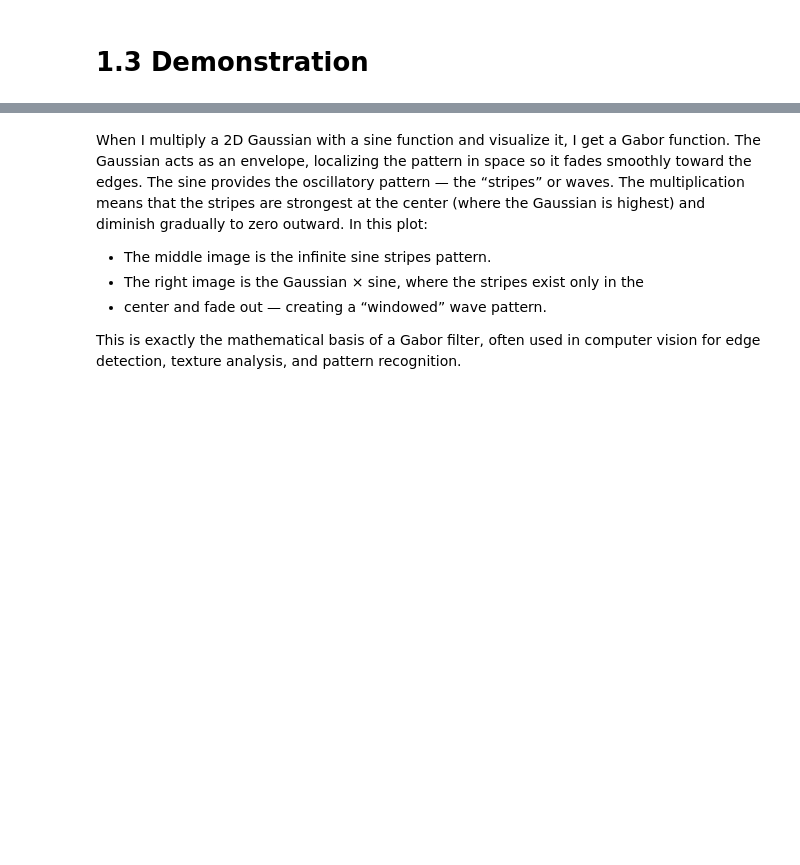
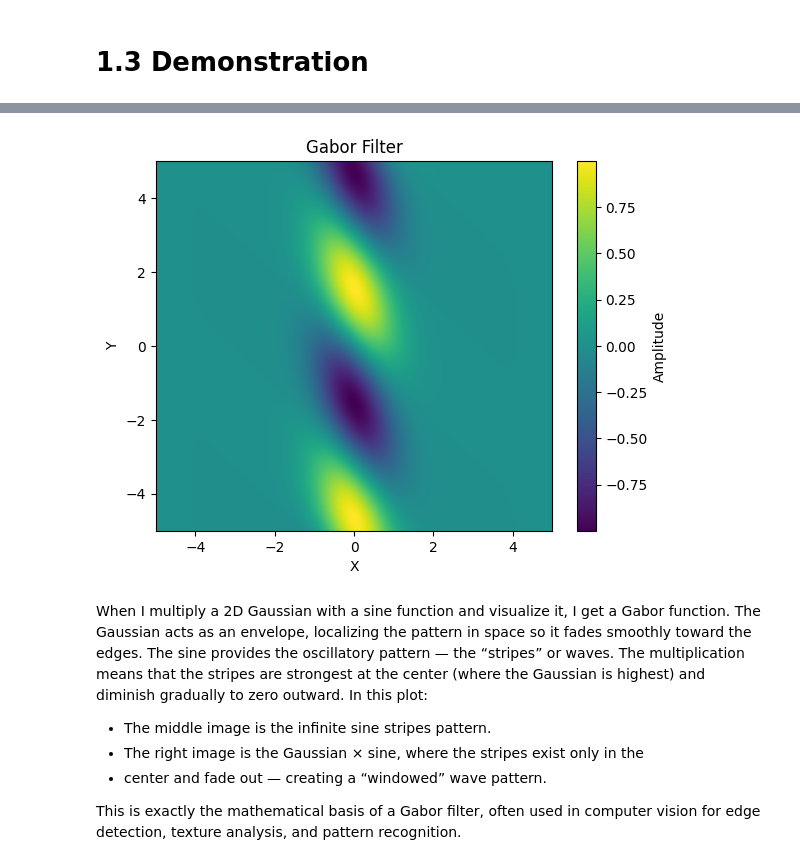
Before and after one commit to HezBoomin/comp3710-lab-1, a Jupyter notebook: Lab1.ipynb, the cells around one changed output, grey strips where cells are left out. Saved outputs shown, nothing was run; the diff lists cells and outputs as text; code cells hidden in the pictures; blank space fills up the shorter version.

```diff
--- a/Lab1.ipynb
+++ b/Lab1.ipynb
@@ -182,3 +143,28 @@ plt.show()
+# %%
+x = torch.linspace(-5, 5, 200)
+y = torch.linspace(-5, 5, 200)
+X, Y = torch.meshgrid(x, y)
+
+X, Y = torch.Tensor(X), torch.Tensor(Y)
+X, Y = X.to(device), Y.to(device)
+
+W = sine_2d(X, Y) * torch.exp(-(x**2+y**2)/2.0)
+W_np = W.numpy()
+
+plt.imshow(
+    W_np,
+    extent=(x.min(), x.max(), y.min(), y.max()),
+    origin='lower',
+    cmap='viridis',
+    aspect='auto',
+)
+plt.colorbar(label="Amplitude")
+plt.title("Gabor Filter")
+plt.xlabel("X")
+plt.ylabel("Y")
+plt.show()
+# %% [output]
+[figure, added]
 # %% [markdown]
 When I multiply a 2D Gaussian with a sine function and visualize it, I get a Gabor function. The Gaussian acts as an envelope, localizing the pattern in space so it fades smoothly toward the edges. The sine provides the oscillatory pattern — the “stripes” or waves. The multiplication means that the stripes are strongest at the center (where the Gaussian is highest) and diminish gradually to zero outward.
 In this plot:
```
Also changed, not shown: parts of 21 cells of this notebook.
